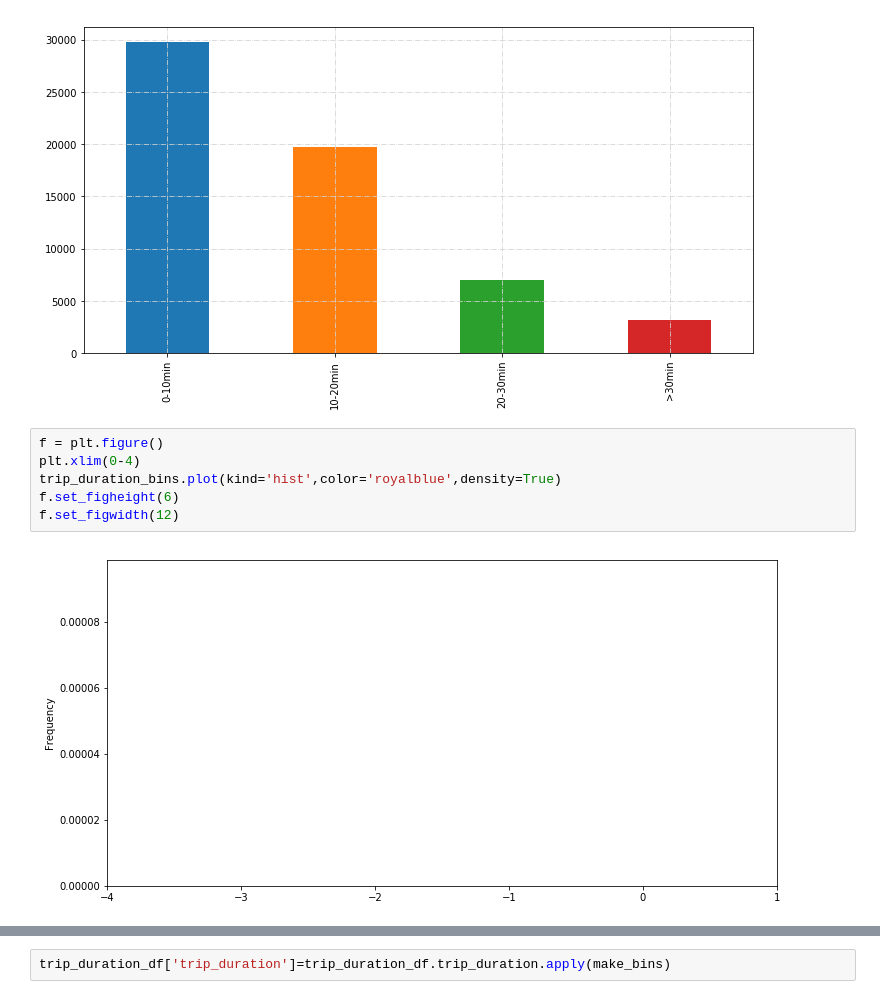
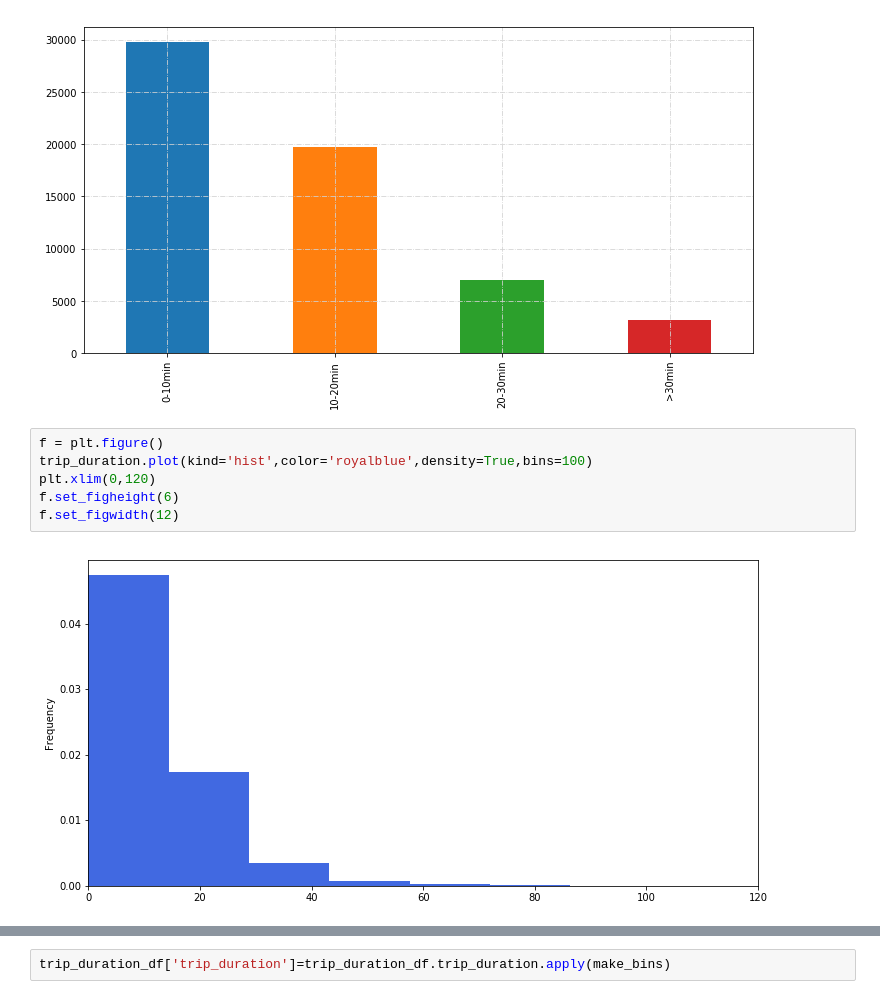
Before and after one commit to dusicastepic/ADMSecondHomework, a Jupyter notebook: RQ3.ipynb, the cells around one changed output, grey strips where cells are left out. Cells and saved outputs as stored; diff of their text form.

```diff
--- a/RQ3.ipynb
+++ b/RQ3.ipynb
@@ -180,9 +134,9 @@ trip_duration_bins.plot(kind = 'bar',grid=True)
 [figure]
 # %%
 f = plt.figure()
-plt.xlim(0-4)
-trip_duration_bins.plot(kind='hist',color='royalblue',density=True)
+trip_duration.plot(kind='hist',color='royalblue',density=True,bins=100)
+plt.xlim(0,120)
 f.set_figheight(6)
 f.set_figwidth(12)
 # %% [output]
-[figure, old version]
+[figure, new version]
```
Also changed, not shown: parts of 23 cells of this notebook.
